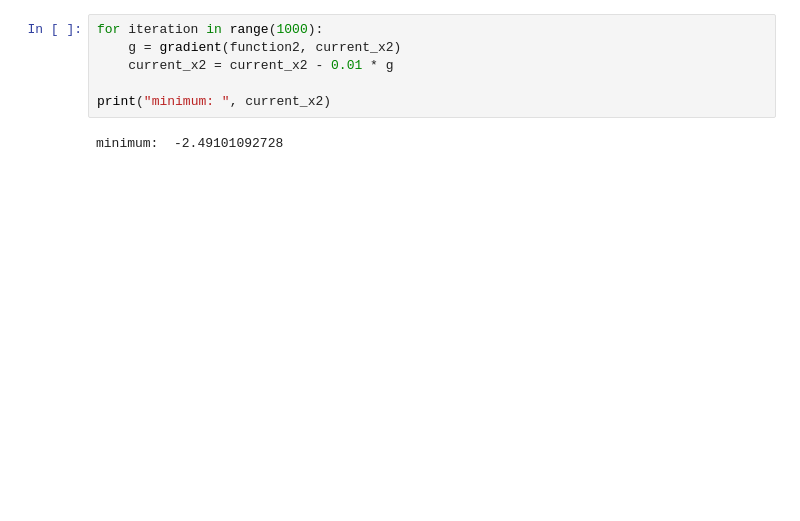
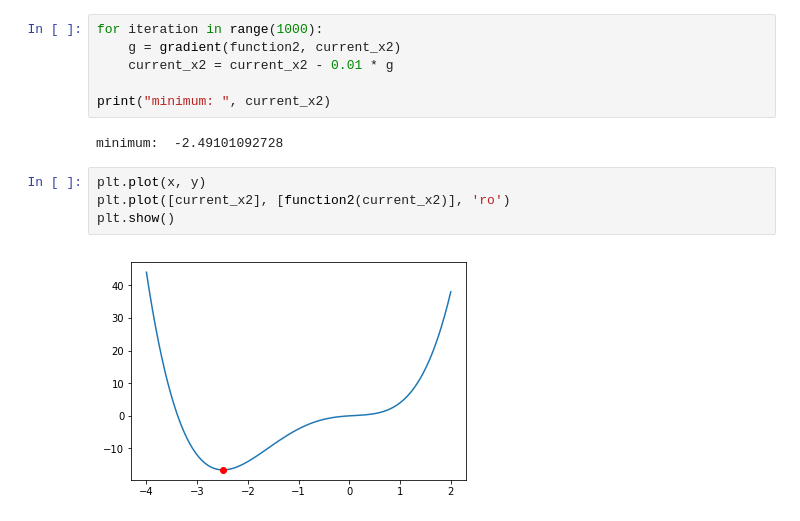
Before and after one commit to takaiwai/deep-learning-for-art-and-design, a Jupyter notebook: 02_optimization_and_differentiation.ipynb, the cells around one changed output. Cells and saved outputs as stored; diff of their text form; blank space fills up the shorter version.

```diff
--- a/02_optimization_and_differentiation.ipynb
+++ b/02_optimization_and_differentiation.ipynb
@@ -105,3 +111,9 @@ for iteration in range(1000):
 print("minimum: ", current_x2)
 # %% [output]
 minimum:  -2.49101092728
+# %%
+plt.plot(x, y)
+plt.plot([current_x2], [function2(current_x2)], 'ro')
+plt.show()
+# %% [output]
+[figure, added]
```
Also changed, not shown: parts of 4 cells of this notebook.
